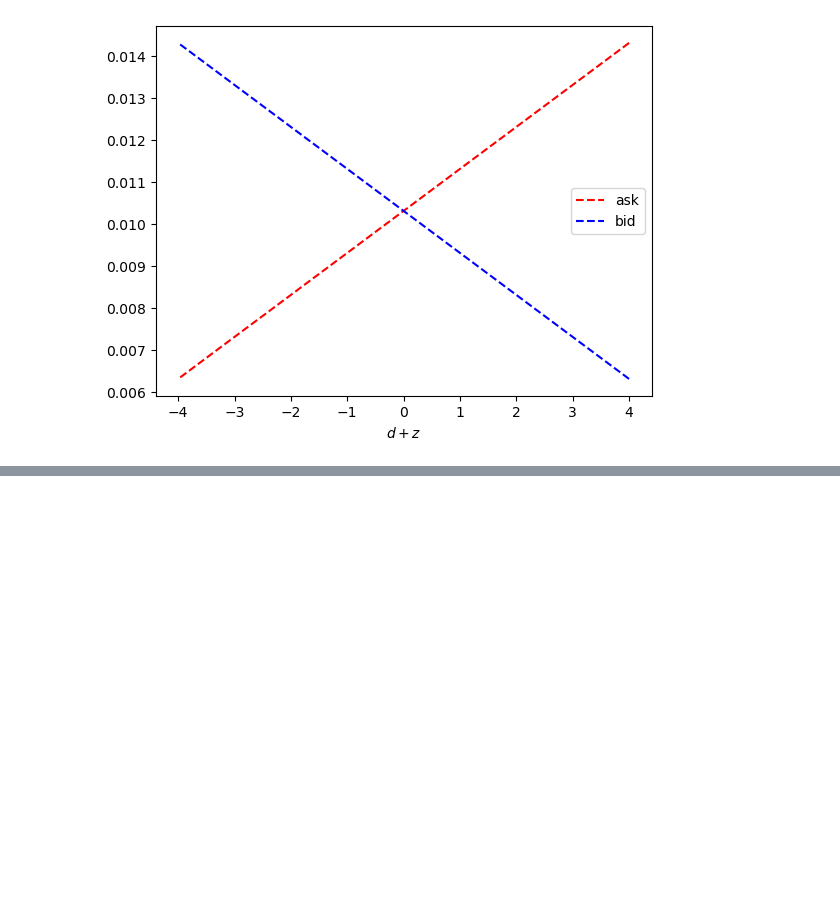
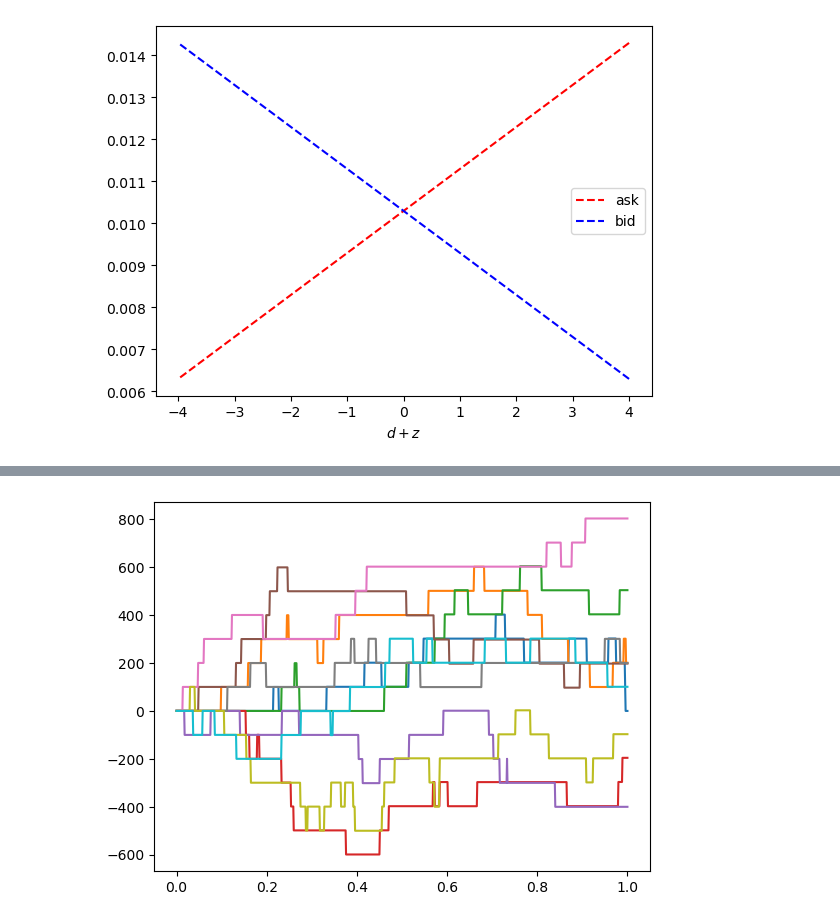
Before and after one commit to leandro-sbetancourt/mm-exogenous-competition, a Jupyter notebook: MM-with-pooled-competition.ipynb, the cells around one changed output, grey strips where cells are left out. Cells and saved outputs as stored; diff of their text form; code cells hidden in the pictures; blank space fills up the shorter version.

```diff
--- a/MM-with-pooled-competition.ipynb
+++ b/MM-with-pooled-competition.ipynb
@@ -2,6 +2,9 @@
 import numpy as np
 from scipy.linalg import expm
 import matplotlib.pyplot as plt
+
+seedno = 123456
+rng = np.random.default_rng(seed=seedno)
 # %% [markdown]
 ## Model parameters
 # %%
@@ -166,0 +190,36 @@ plt.show()
+# %%
+for it,t in enumerate(time[:-1]):
+    delta_a, delta_b = _calculate_deltas(t, Q[:,it], D[:,it]+Z[:,it])
+
+    aux_normal = rng.normal(0, 1)
+    Z[:,it+1] = Z[:,it] + sigma_Z *  np.sqrt(T/Nt) * aux_normal
+    aux_normal = rng.normal(0, 1)
+    S[:,it+1] = S[:,it] + sigma *  np.sqrt(T/Nt) * aux_normal
+
+    arrival_a, arrival_b = get_arrival(sims, dt, lambda_a, lambda_b)
+
+    fill_a = rng.uniform(size=(sims,))
+    fill_b = rng.uniform(size=(sims,))
+
+    delta_tilde_a = alpha_a + beta * (D[:,it] + Z[:,it])
+    delta_tilde_b = alpha_b - beta * (D[:,it] + Z[:,it])
+
+    prob_a = np.minimum(np.exp(-kappa*(delta_a - delta_tilde_a)),1)
+    prob_b = np.minimum(np.exp(-kappa*(delta_b - delta_tilde_b)),1)
+
+    filled_trade_a = fill_a < prob_a
+    filled_trade_b = fill_b < prob_b
+
+    #print(delta_a.shape)
+    #print(delta_tilde_a.shape)
+    #print(filled_trade_b.shape)
+    #print(arrival_b.shape)
+    Q[:,it+1] = Q[:,it] - filled_trade_a*arrival_a + filled_trade_b*arrival_b
+    D[:,it+1] = D[:,it] - (1-filled_trade_a)*arrival_a + (1-filled_trade_b)*arrival_b
+
+    X[:,it+1] = X[:,it] + filled_trade_a*arrival_a*(S[:,it] + delta_a) - filled_trade_b*arrival_b*(S[:,it] - delta_a)
+# %%
+plt.plot(time, np.transpose(X))
+plt.show()
+# %% [output]
+[figure, added]
```
Also changed, not shown: parts of 19 cells of this notebook.
